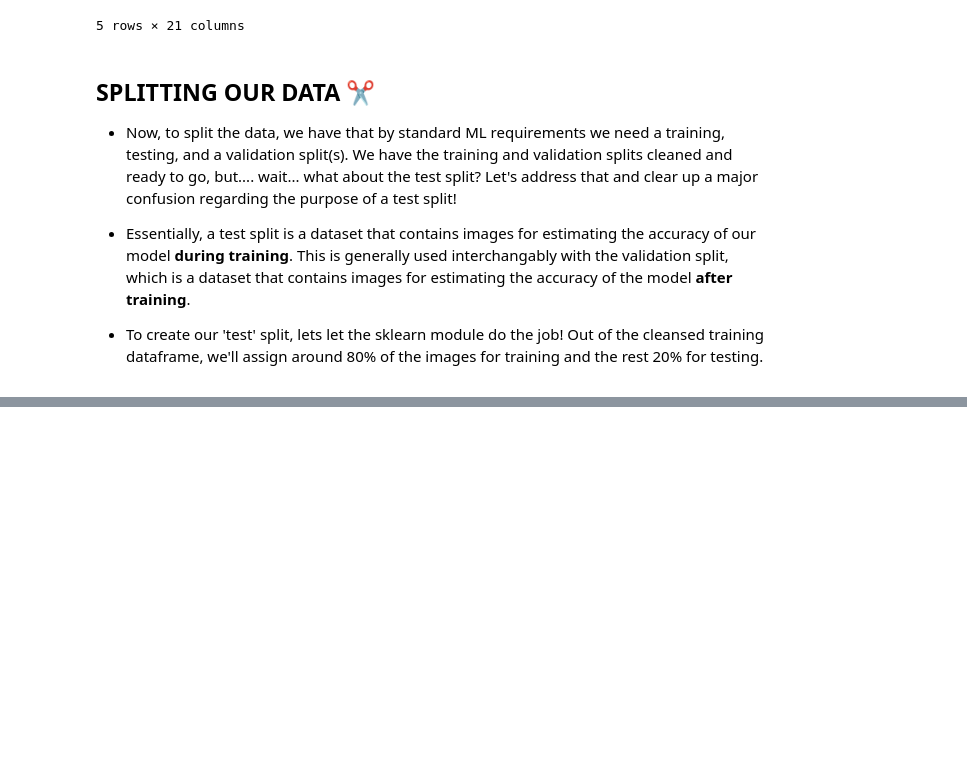
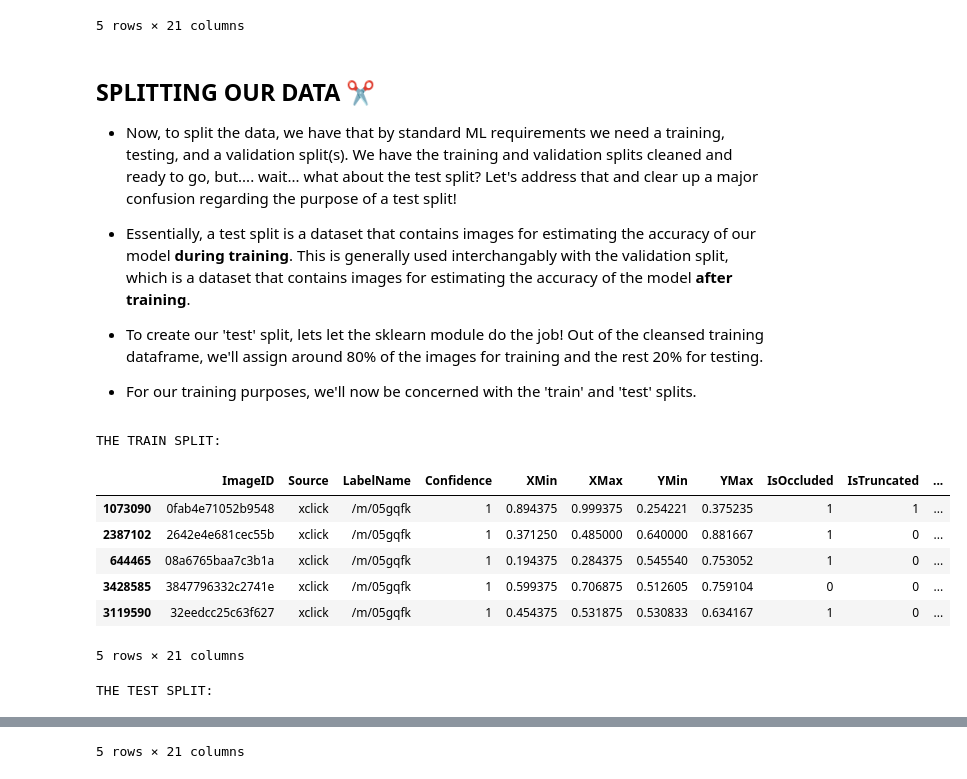
Before and after one commit to akkik04/GreenGuardian, a Jupyter notebook: GreenGuardian-main.ipynb, the cells around one changed output, grey strips where cells are left out. Drawn from its saved outputs; the diff is of its cells as text; code cells hidden in the pictures; blank space fills up the shorter version.

```diff
--- a/GreenGuardian-main.ipynb
+++ b/GreenGuardian-main.ipynb
@@ -317,6 +317,8 @@ A GLIMPSE OF THE CLEANSED TRAIN CSV BELOW:
 - Essentially, a test split is a dataset that contains images for estimating the accuracy of our model **during training**. This is generally used interchangably with the validation split, which is a dataset that contains images for estimating the accuracy of the model **after training**.
 
 - To create our 'test' split, lets let the sklearn module do the job! Out of the cleansed training dataframe, we'll assign around 80% of the images for training and the rest 20% for testing.
+
+- For our training purposes, we'll now be concerned with the 'train' and 'test' splits.
 # %%
 # using sci-kit learn to split the train dataset into 'train' and 'test' datasets.
 train, test = train_test_split(df_train_cleansed, test_size = 0.2, random_state = 45)
@@ -339,3 +341,19 @@ for img_path in glob.glob("data/train/data/*.jpg"):
         shutil.copy(img_path, f"data/test/data/{img_id}.jpg")
     elif ((img_id not in train_img_ids) and (img_id in test_img_ids)):
         shutil.move(img_path, f"data/test/data/{img_id}.jpg")
+# %%
+print("\nTHE TRAIN SPLIT: ")
+display(train.head())
+
+print("\nTHE TEST SPLIT: ")
+display(test.head())
+# %% [output]
+THE TRAIN SPLIT:
+|  | ImageID | Source | LabelName | Confidence | XMin | XMax | YMin | YMax | IsOccluded | IsTruncated | ... |
+| 1073090 | 0fab4e71052b9548 | xclick | /m/05gqfk | 1 | 0.894375 | 0.999375 | 0.254221 | 0.375235 | 1 | 1 | ... |
+| 2387102 | 2642e4e681cec55b | xclick | /m/05gqfk | 1 | 0.371250 | 0.485000 | 0.640000 | 0.881667 | 1 | 0 | ... |
+| 644465 | 08a6765baa7c3b1a | xclick | /m/05gqfk | 1 | 0.194375 | 0.284375 | 0.545540 | 0.753052 | 1 | 0 | ... |
+| 3428585 | 3847796332c2741e | xclick | /m/05gqfk | 1 | 0.599375 | 0.706875 | 0.512605 | 0.759104 | 0 | 0 | ... |
+| 3119590 | 32eedcc25c63f627 | xclick | /m/05gqfk | 1 | 0.454375 | 0.531875 | 0.530833 | 0.634167 | 1 | 0 | ... |
+5 rows × 21 columns
+THE TEST SPLIT:
@@ -341,0 +366 @@ for img_path in glob.glob("data/train/data/*.jpg"):
+5 rows × 21 columns
```
Also changed, not shown: parts of 3 cells of this notebook.
